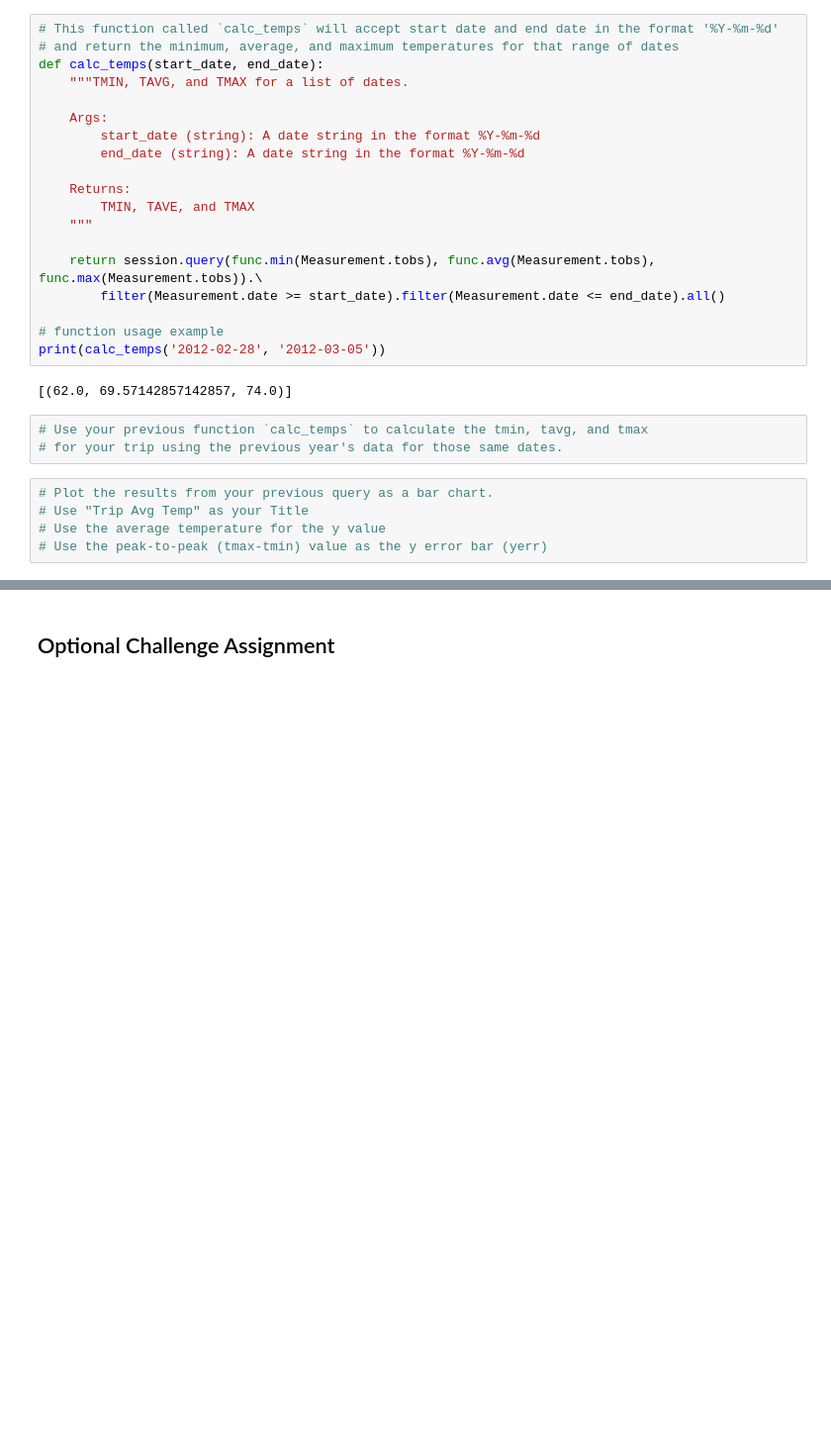
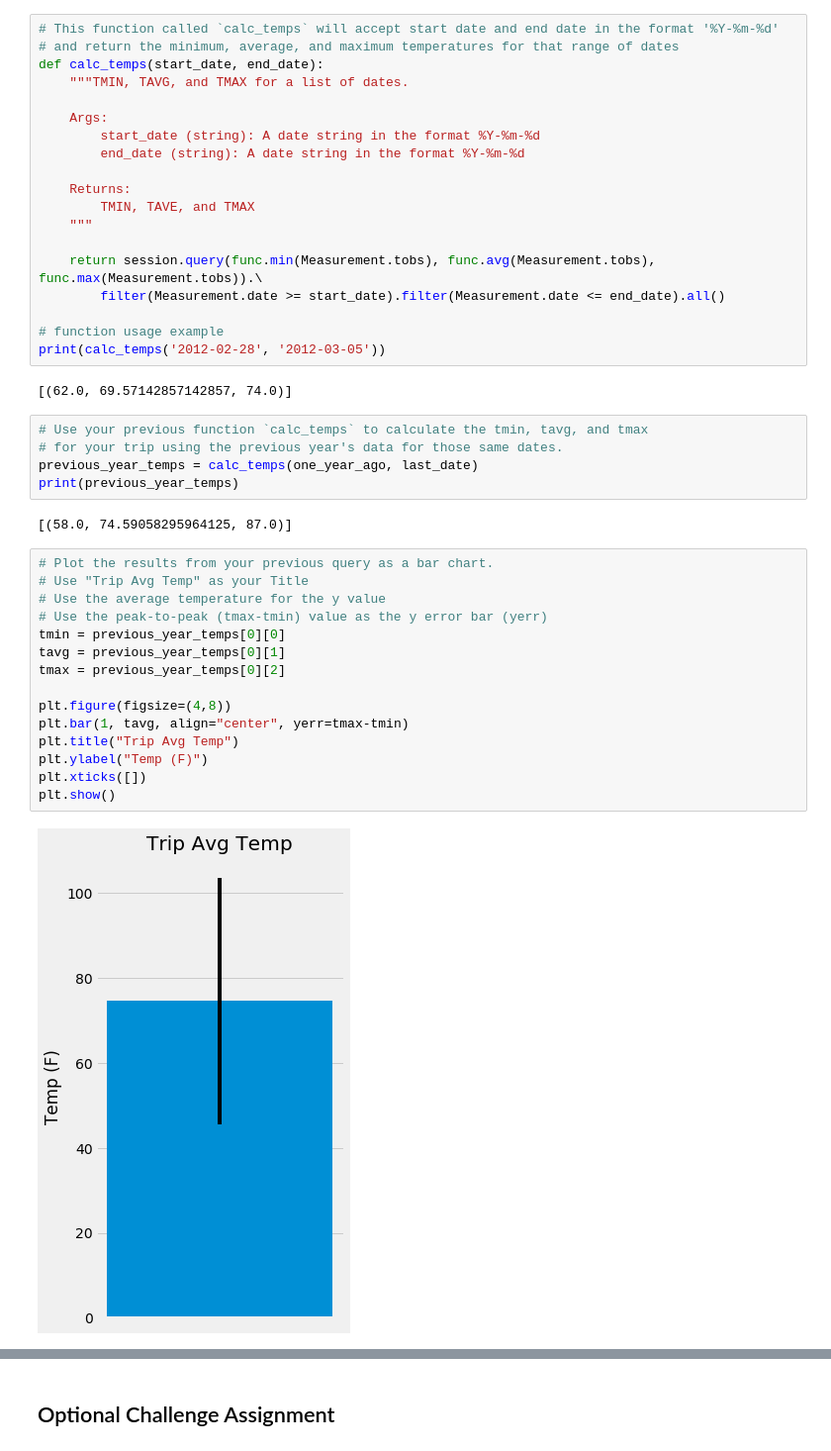
Before and after one commit to varshavarsha/Other-Python-SQL-VBA-Projects, a Jupyter notebook: Surfs Up!/climate_starter.ipynb, the cells around one changed output, grey strips where cells are left out. Shown: that part at 99% size. Cells and saved outputs as stored; diff of their text form; blank space fills up the shorter version.

```diff
--- a/Surfs Up!/climate_starter.ipynb
+++ b/Surfs Up!/climate_starter.ipynb
@@ -162,11 +169,27 @@ print(calc_temps('2012-02-28', '2012-03-05'))
 # %%
 # Use your previous function `calc_temps` to calculate the tmin, tavg, and tmax
 # for your trip using the previous year's data for those same dates.
+previous_year_temps = calc_temps(one_year_ago, last_date)
+print(previous_year_temps)
+# %% [output]
+[(58.0, 74.59058295964125, 87.0)]
 # %%
 # Plot the results from your previous query as a bar chart.
 # Use "Trip Avg Temp" as your Title
 # Use the average temperature for the y value
 # Use the peak-to-peak (tmax-tmin) value as the y error bar (yerr)
+tmin = previous_year_temps[0][0]
+tavg = previous_year_temps[0][1]
+tmax = previous_year_temps[0][2]
+
+plt.figure(figsize=(4,8))
+plt.bar(1, tavg, align="center", yerr=tmax-tmin)
+plt.title("Trip Avg Temp")
+plt.ylabel("Temp (F)")
+plt.xticks([])
+plt.show()
+# %% [output]
+[figure, added]
 # %%
 # Calculate the rainfall per weather station for your trip dates using the previous year's matching dates.
 # Sort this in descending order by precipitation amount and list the station, name, latitude, longitude, and elevation
```
Also changed, not shown: parts of 8 cells of this notebook, 1 other file.
